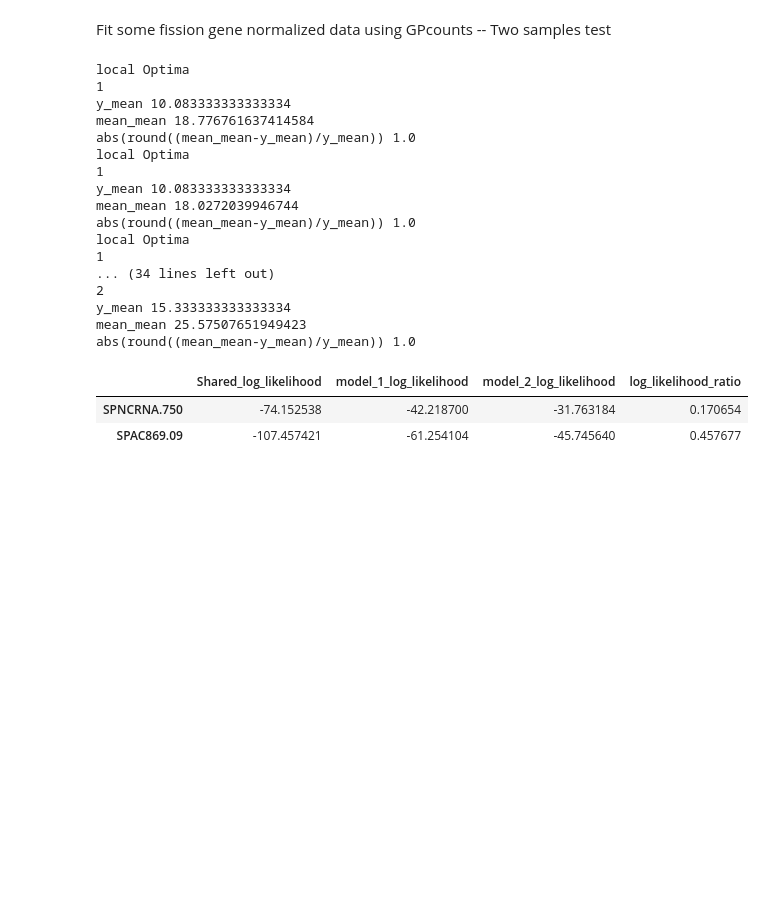
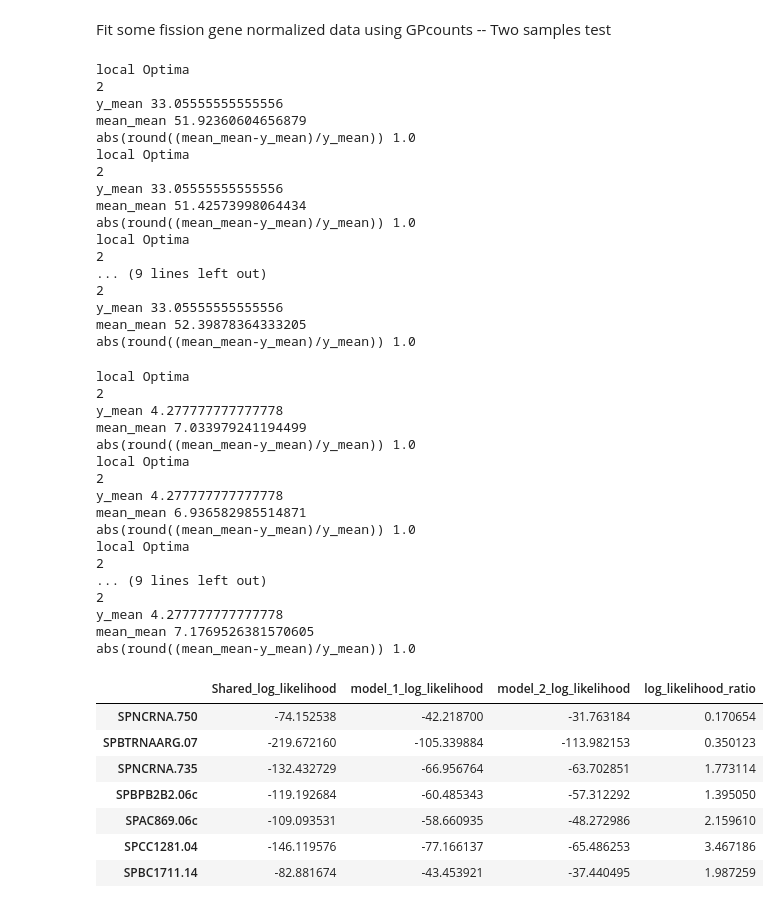
Before and after one commit to ManchesterBioinference/GPcounts, a Jupyter notebook: notebooks/fission_dataset/TwoSamplesTest.ipynb, the cells around one changed output. Drawn from its saved outputs; the diff is of its cells as text; code cells hidden in the pictures; blank space fills up the shorter version.

```diff
--- a/notebooks/fission_dataset/TwoSamplesTest.ipynb
+++ b/notebooks/fission_dataset/TwoSamplesTest.ipynb
@@ -148,31 +137,53 @@ def plot():
 # %%
 from GPcounts.GPcounts_Module import Fit_GPcounts
 likelihood = 'Negative_binomial'
-genes_name = ['SPNCRNA.750','SPAC869.09']#,'SPBTRNAARG.07','SPNCRNA.735','SPBPB2B2.06c','SPNCRNA.554','SPAC869.06c']
+genes_name = ['SPNCRNA.750','SPBTRNAARG.07','SPNCRNA.735','SPBPB2B2.06c','SPAC869.06c','SPCC1281.04','SPBC1711.14']
 gp_counts = Fit_GPcounts(X,Y.loc[genes_name])
 log_likelihood_ratio = gp_counts.Two_samples_test(likelihood)
 log_likelihood_ratio
 # %% [output]
 local Optima
-1
-y_mean 10.083333333333334
-mean_mean 18.776761637414584
+2
+y_mean 33.05555555555556
+mean_mean 51.92360604656879
 abs(round((mean_mean-y_mean)/y_mean)) 1.0
 local Optima
-1
-y_mean 10.083333333333334
-mean_mean 18.0272039946744
+2
+y_mean 33.05555555555556
+mean_mean 51.42573998064434
 abs(round((mean_mean-y_mean)/y_mean)) 1.0
 local Optima
-1
-... (34 lines left out)
 2
-y_mean 15.333333333333334
-mean_mean 25.57507651949423
+... (9 lines left out)
+2
+y_mean 33.05555555555556
+mean_mean 52.39878364333205
 abs(round((mean_mean-y_mean)/y_mean)) 1.0
+local Optima
+2
+y_mean 4.277777777777778
+mean_mean 7.033979241194499
+abs(round((mean_mean-y_mean)/y_mean)) 1.0
+local Optima
+2
+y_mean 4.277777777777778
+mean_mean 6.936582985514871
+abs(round((mean_mean-y_mean)/y_mean)) 1.0
+local Optima
+2
+... (9 lines left out)
+2
+y_mean 4.277777777777778
+mean_mean 7.1769526381570605
+abs(round((mean_mean-y_mean)/y_mean)) 1.0
 |  | Shared_log_likelihood | model_1_log_likelihood | model_2_log_likelihood | log_likelihood_ratio |
 | SPNCRNA.750 | -74.152538 | -42.218700 | -31.763184 | 0.170654 |
-| SPAC869.09 | -107.457421 | -61.254104 | -45.745640 | 0.457677 |
+| SPBTRNAARG.07 | -219.672160 | -105.339884 | -113.982153 | 0.350123 |
+| SPNCRNA.735 | -132.432729 | -66.956764 | -63.702851 | 1.773114 |
+| SPBPB2B2.06c | -119.192684 | -60.485343 | -57.312292 | 1.395050 |
+| SPAC869.06c | -109.093531 | -58.660935 | -48.272986 | 2.159610 |
+| SPCC1281.04 | -146.119576 | -77.166137 | -65.486253 | 3.467186 |
+| SPBC1711.14 | -82.881674 | -43.453921 | -37.440495 | 1.987259 |
 # %%
 indexes = log_likelihood_ratio.index.values # list of genes to be plotted
 test = 'Two_samples_test' # name of the test
```
Also changed, not shown: parts of 10 cells of this notebook, 22 other files.
